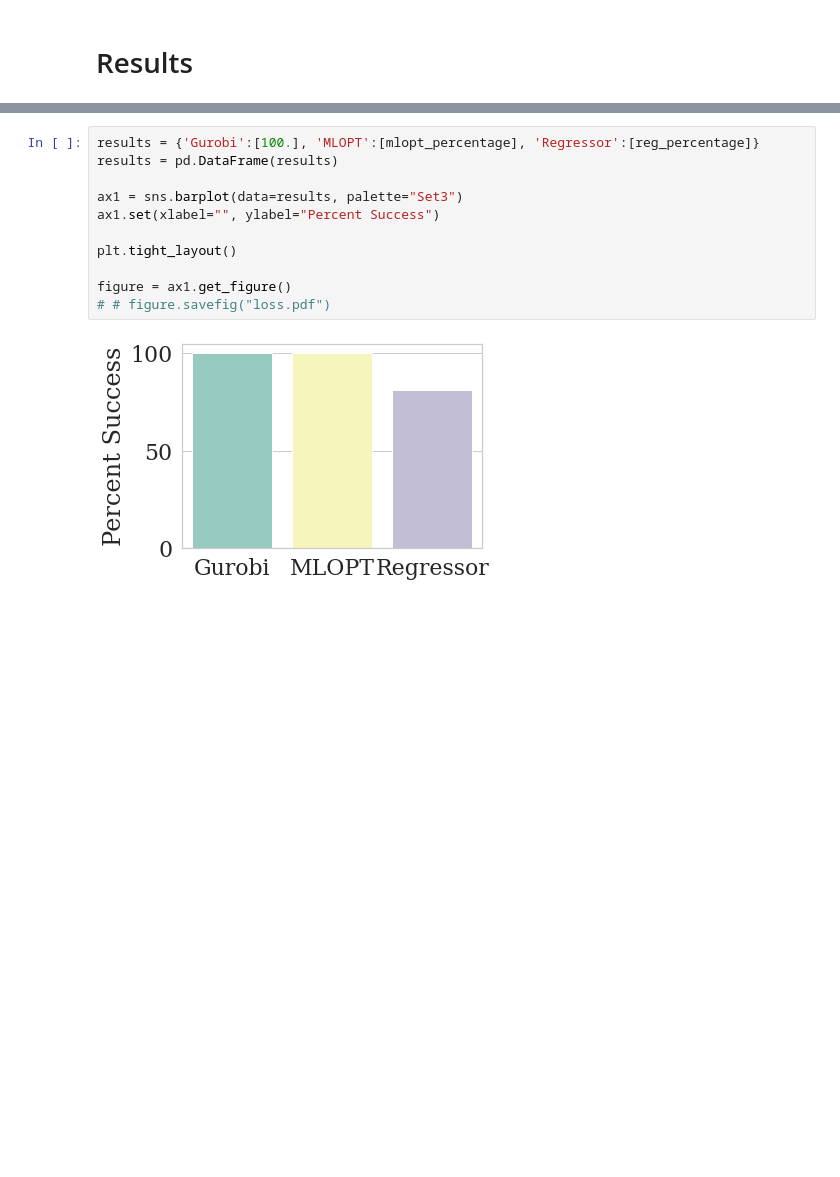
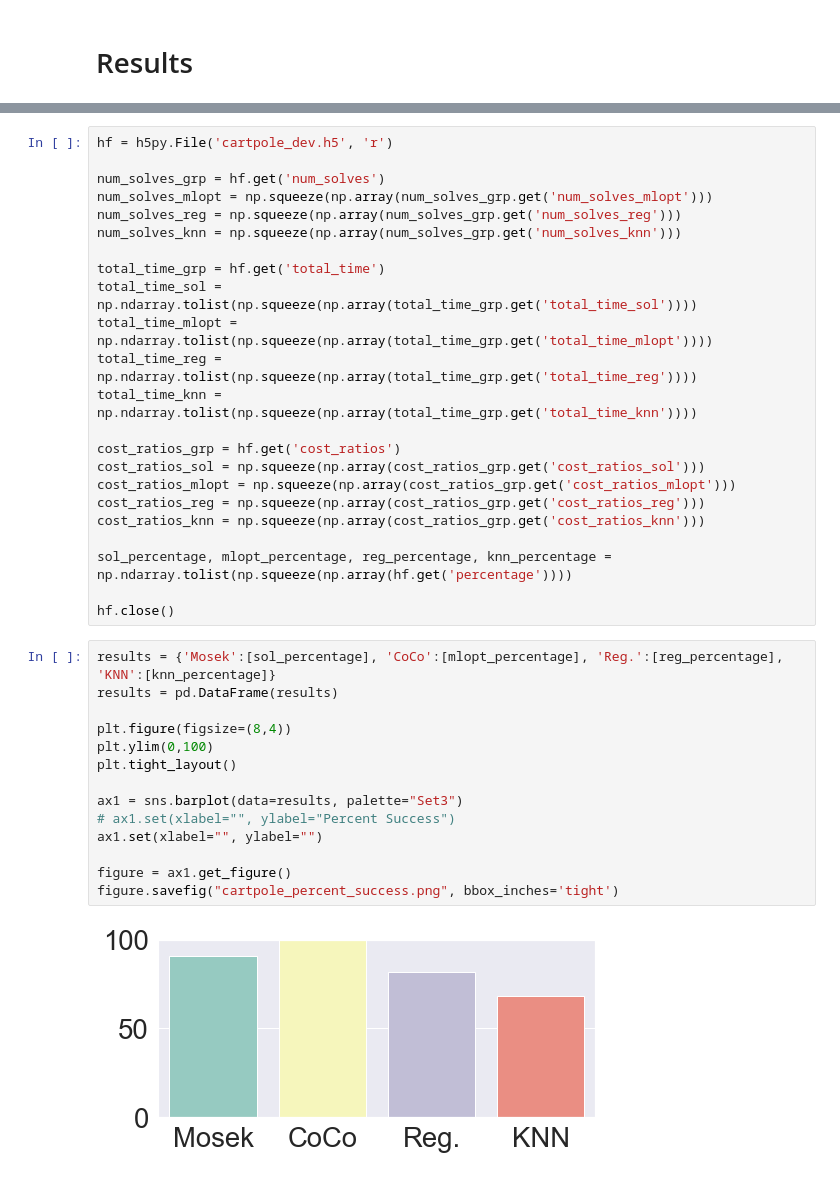
Before and after one commit to StanfordASL/CoCo, a Jupyter notebook: cartpole_dev.ipynb, the cells around one changed output, grey strips where cells are left out. Saved outputs shown, nothing was run; the diff lists cells and outputs as text; blank space fills up the shorter version.

```diff
--- a/cartpole_dev.ipynb
+++ b/cartpole_dev.ipynb
@@ -202,13 +356,39 @@ flierprops = {'alpha':0.2}
+# %%
+hf = h5py.File('cartpole_dev.h5', 'r')
+
+num_solves_grp = hf.get('num_solves')
+num_solves_mlopt = np.squeeze(np.array(num_solves_grp.get('num_solves_mlopt')))
+num_solves_reg = np.squeeze(np.array(num_solves_grp.get('num_solves_reg')))
+num_solves_knn = np.squeeze(np.array(num_solves_grp.get('num_solves_knn')))
+
+total_time_grp = hf.get('total_time')
+total_time_sol = np.ndarray.tolist(np.squeeze(np.array(total_time_grp.get('total_time_sol'))))
+total_time_mlopt = np.ndarray.tolist(np.squeeze(np.array(total_time_grp.get('total_time_mlopt'))))
+total_time_reg = np.ndarray.tolist(np.squeeze(np.array(total_time_grp.get('total_time_reg'))))
+total_time_knn = np.ndarray.tolist(np.squeeze(np.array(total_time_grp.get('total_time_knn'))))
+
+cost_ratios_grp = hf.get('cost_ratios')
+cost_ratios_sol = np.squeeze(np.array(cost_ratios_grp.get('cost_ratios_sol')))
+cost_ratios_mlopt = np.squeeze(np.array(cost_ratios_grp.get('cost_ratios_mlopt')))
+cost_ratios_reg = np.squeeze(np.array(cost_ratios_grp.get('cost_ratios_reg')))
+cost_ratios_knn = np.squeeze(np.array(cost_ratios_grp.get('cost_ratios_knn')))
+
+sol_percentage, mlopt_percentage, reg_percentage, knn_percentage = np.ndarray.tolist(np.squeeze(np.array(hf.get('percentage'))))
+
+hf.close()
 # %%
-results = {'Gurobi':[100.], 'MLOPT':[mlopt_percentage], 'Regressor':[reg_percentage]}
+results = {'Mosek':[sol_percentage], 'CoCo':[mlopt_percentage], 'Reg.':[reg_percentage], 'KNN':[knn_percentage]}
 results = pd.DataFrame(results)
 
-ax1 = sns.barplot(data=results, palette="Set3")
-ax1.set(xlabel="", ylabel="Percent Success")
-
+plt.figure(figsize=(8,4))
+plt.ylim(0,100)
 plt.tight_layout()
 
+ax1 = sns.barplot(data=results, palette="Set3")
+# ax1.set(xlabel="", ylabel="Percent Success")
+ax1.set(xlabel="", ylabel="")
+
 figure = ax1.get_figure()
-# # figure.savefig("loss.pdf")
+figure.savefig("cartpole_percent_success.png", bbox_inches='tight')
 # %% [output]
-[figure, old version]
+[figure, new version]
```
Also changed, not shown: parts of 22 cells of this notebook, 11 other files.
